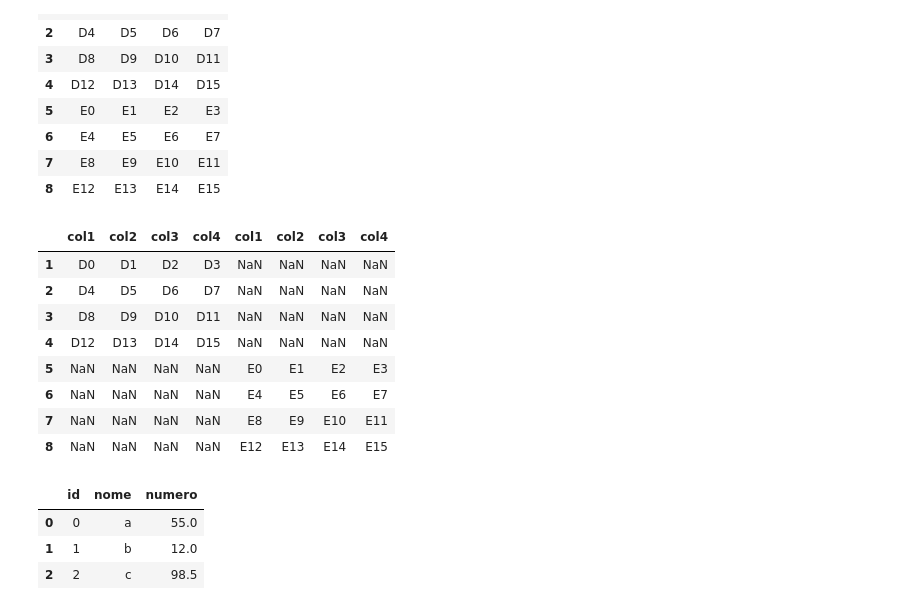
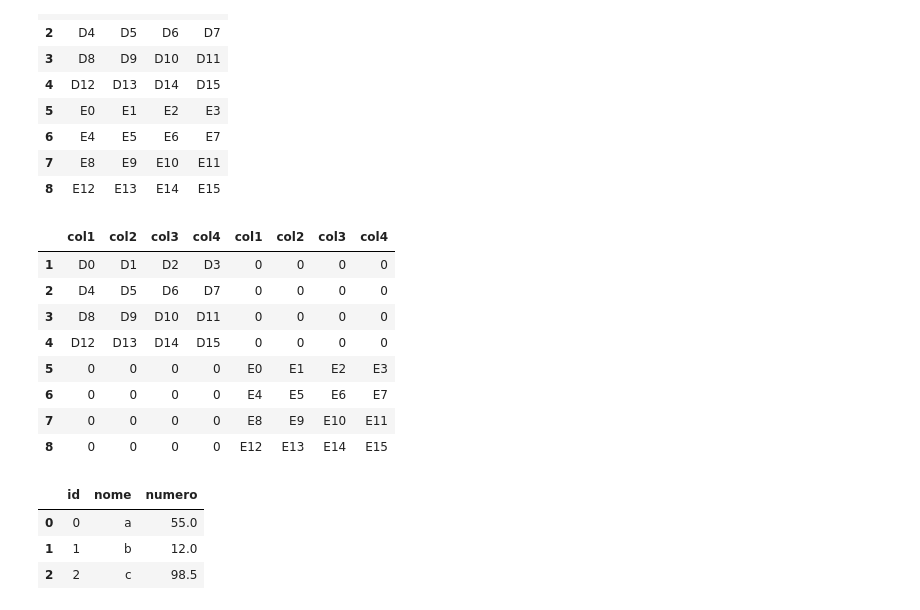
Before and after one commit to MiuraBruno/Curso-de-python, a Jupyter notebook: aula_9/aula_9_3.ipynb, the cells around one changed output. Saved outputs shown, nothing was run; the diff lists cells and outputs as text; code cells hidden in the pictures.

```diff
--- a/aula_9/aula_9_3.ipynb
+++ b/aula_9/aula_9_3.ipynb
@@ -113,17 +113,17 @@ pd.concat([df4,df5])
 # %%
 #select col1, col2, null as col3, null as col4  from t1 union all select null as col1, null as col2, col3, col4 from t2
 # %%
-pd.concat([df4,df5],axis=1)
+pd.concat([df4,df5],axis=1).fillna(0)
 # %% [output]
 |  | col1 | col2 | col3 | col4 | col1 | col2 | col3 | col4 |
-| 1 | D0 | D1 | D2 | D3 | NaN | NaN | NaN | NaN |
-| 2 | D4 | D5 | D6 | D7 | NaN | NaN | NaN | NaN |
-| 3 | D8 | D9 | D10 | D11 | NaN | NaN | NaN | NaN |
-| 4 | D12 | D13 | D14 | D15 | NaN | NaN | NaN | NaN |
-| 5 | NaN | NaN | NaN | NaN | E0 | E1 | E2 | E3 |
-| 6 | NaN | NaN | NaN | NaN | E4 | E5 | E6 | E7 |
-| 7 | NaN | NaN | NaN | NaN | E8 | E9 | E10 | E11 |
-| 8 | NaN | NaN | NaN | NaN | E12 | E13 | E14 | E15 |
+| 1 | D0 | D1 | D2 | D3 | 0 | 0 | 0 | 0 |
+| 2 | D4 | D5 | D6 | D7 | 0 | 0 | 0 | 0 |
+| 3 | D8 | D9 | D10 | D11 | 0 | 0 | 0 | 0 |
+| 4 | D12 | D13 | D14 | D15 | 0 | 0 | 0 | 0 |
+| 5 | 0 | 0 | 0 | 0 | E0 | E1 | E2 | E3 |
+| 6 | 0 | 0 | 0 | 0 | E4 | E5 | E6 | E7 |
+| 7 | 0 | 0 | 0 | 0 | E8 | E9 | E10 | E11 |
+| 8 | 0 | 0 | 0 | 0 | E12 | E13 | E14 | E15 |
 # %%
 #select t1.*, t2.* from t1 inner join t2 on t1.id = t2.key
 # %%
```
Also changed, not shown: parts of 14 cells of this notebook, 4 other files.
